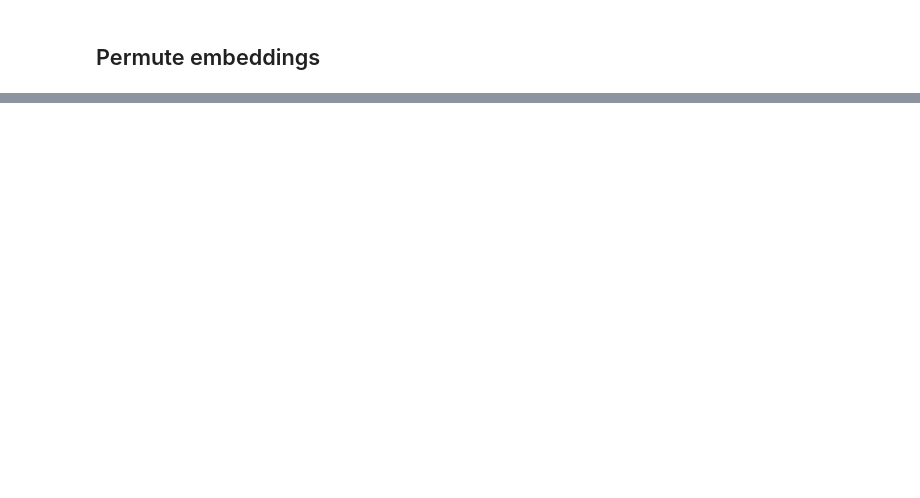
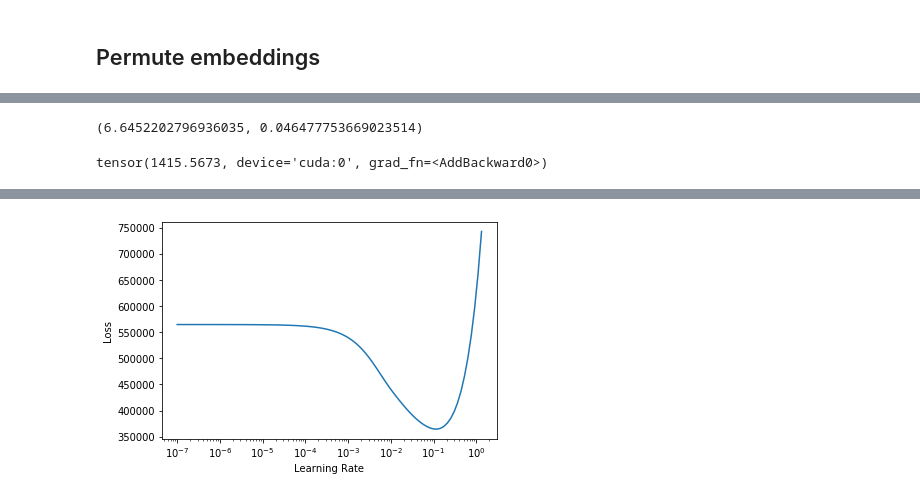
Before and after one commit to earthspecies/decoder-head-unsupervised-translation, a Jupyter notebook: language_play_v9.ipynb, the cells around one changed output, grey strips where cells are left out. Cells and saved outputs as stored; diff of their text form; code cells hidden in the pictures; blank space fills up the shorter version.

```diff
--- a/language_play_v9.ipynb
+++ b/language_play_v9.ipynb
@@ -236,0 +242,2 @@ learn.fit(5, 1e-3)
+# %%
+learn.load('pLSTM_10epochs')
@@ -236,0 +288,10 @@ learn.fit(5, 1e-3)
+# %%
+def aza_loss(input=None, target=None, scaling_factor=5/2000, debug=False):
+    p = learn.model[0].encoder.p
+    sums_to_one = (1-p.abs().sum(dim=0)).abs().sum() + (1-p.abs().sum(dim=1)).abs().sum()
+#     extremize = (1-p.max(dim=0)[0]).abs().sum() + (1-p.max(dim=1)[0]).abs().sum() # + (p.min(dim=0)[0]).abs().max()#(10*(1-p.max()).abs()) + (10*p.min()).abs()
+    the_model = CrossEntropyLossFlat()(input, target)
+    if debug: return sums_to_one, the_model
+    else:     return scaling_factor * sums_to_one + the_model
+# %%
+learn.loss_func = aza_loss
@@ -236,0 +329,11 @@ learn.fit(5, 1e-3)
+# %%
+loss()
+# %% [output]
+(6.6452202796936035, 0.046477753669023514)
+# %%
+aza_loss(preds, targs)
+# %% [output]
+tensor(1415.5673, device='cuda:0', grad_fn=<AddBackward0>)
+# %%
+learn.lr_find()
+# %% [output]
@@ -236,0 +341 @@ learn.fit(5, 1e-3)
+[figure, added]
```
Also changed, not shown: parts of 40 cells of this notebook.
